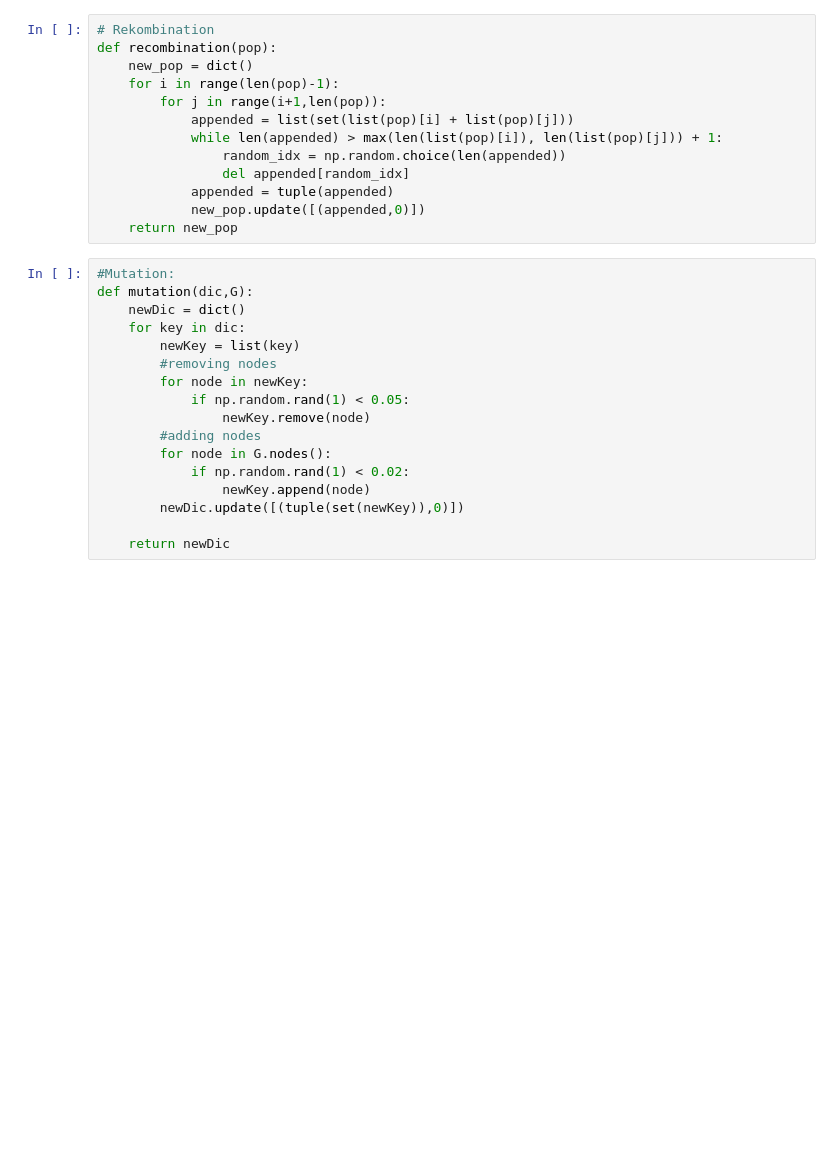
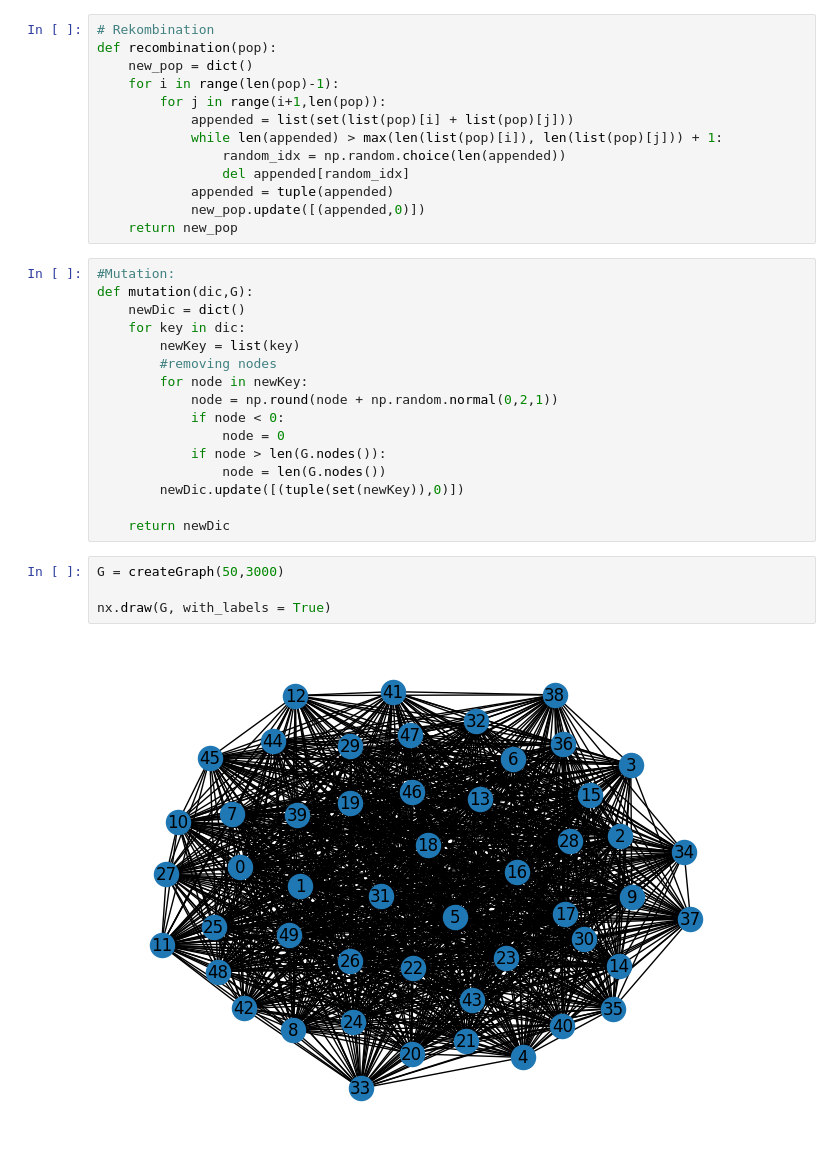
Before and after one commit to mark22222/neuroevolution, a Jupyter notebook: 2.ipynb, the cells around one changed output. Cells and saved outputs as stored; diff of their text form; blank space fills up the shorter version.

```diff
--- a/2.ipynb
+++ b/2.ipynb
@@ -80,12 +85,17 @@ def mutation(dic,G):
         newKey = list(key)
         #removing nodes
         for node in newKey:
-            if np.random.rand(1) < 0.05:
-                newKey.remove(node)
-        #adding nodes
-        for node in G.nodes():
-            if np.random.rand(1) < 0.02:
-                newKey.append(node)
+            node = np.round(node + np.random.normal(0,2,1))
+            if node < 0:
+                node = 0
+            if node > len(G.nodes()):
+                node = len(G.nodes())
         newDic.update([(tuple(set(newKey)),0)])
 
     return newDic
+# %%
+G = createGraph(50,3000)
+
+nx.draw(G, with_labels = True)
+# %% [output]
+[figure, added]
```
Also changed, not shown: parts of 8 cells of this notebook.
